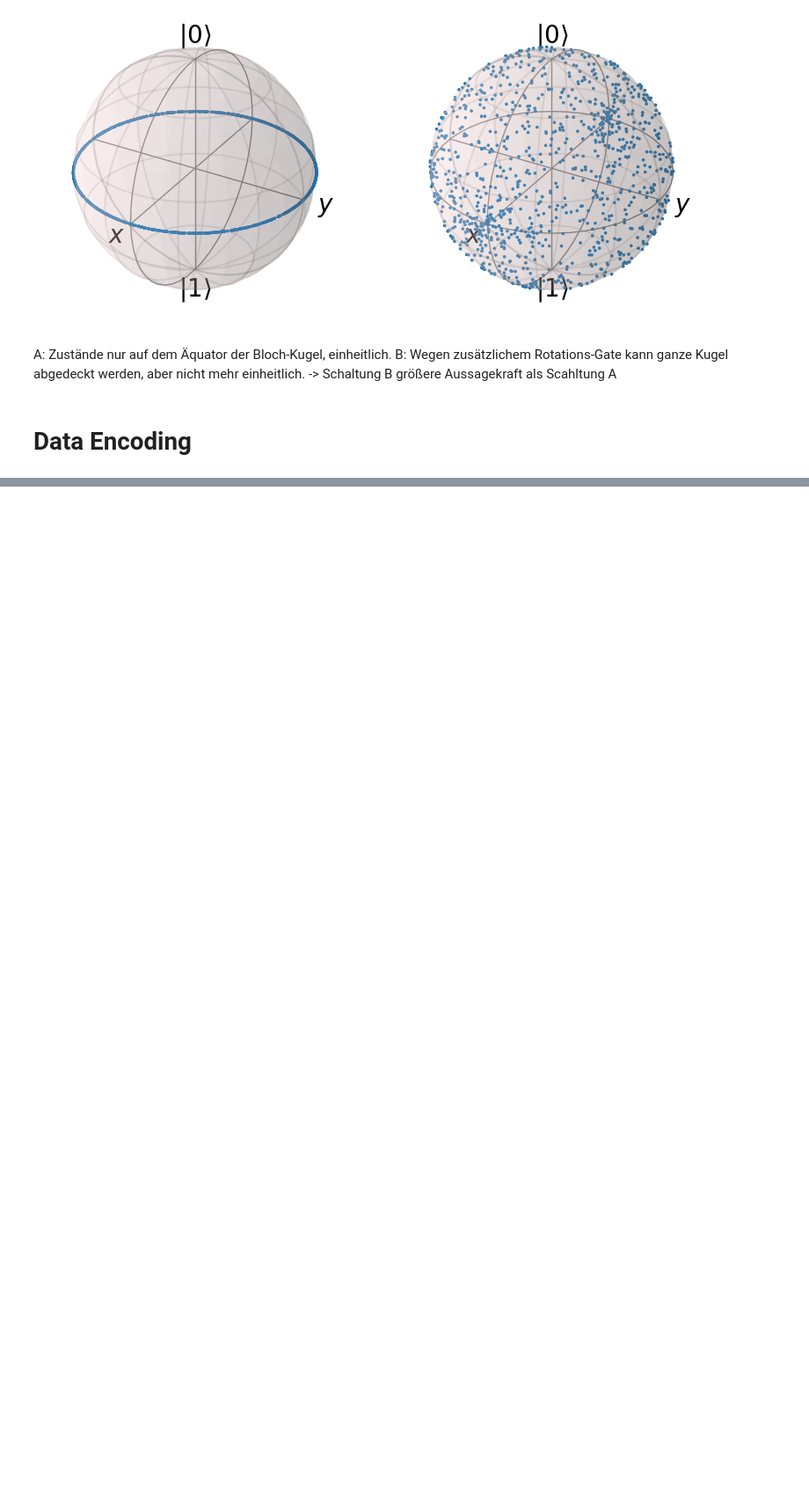
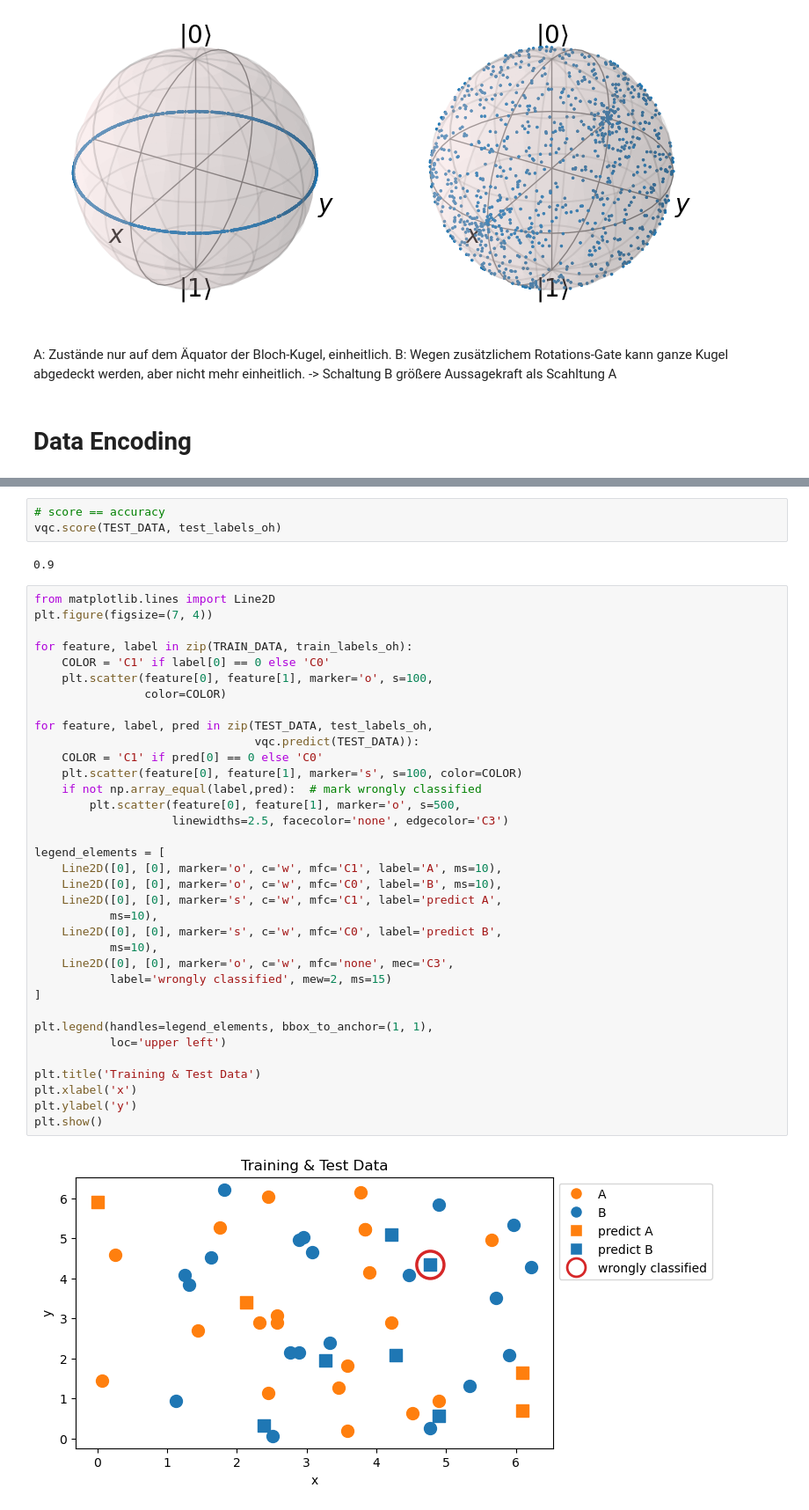
Before and after one commit to jannikobenhoff/quantum_machine_learning, a Jupyter notebook: tutorial/Tutorial.ipynb, the cells around one changed output, grey strips where cells are left out. Shown at 88% size. Saved outputs shown, nothing was run; the diff lists cells and outputs as text; blank space fills up the shorter version.

```diff
--- a/tutorial/Tutorial.ipynb
+++ b/tutorial/Tutorial.ipynb
@@ -108,0 +642,42 @@ B: Wegen zusätzlichem Rotations-Gate kann ganze Kugel abgedeckt werden, aber ni
+# %%
+# score == accuracy
+vqc.score(TEST_DATA, test_labels_oh)
+# %% [output]
+0.9
+# %%
+from matplotlib.lines import Line2D
+plt.figure(figsize=(7, 4))
+
+for feature, label in zip(TRAIN_DATA, train_labels_oh):
+    COLOR = 'C1' if label[0] == 0 else 'C0'
+    plt.scatter(feature[0], feature[1], marker='o', s=100,
+                color=COLOR)
+
+for feature, label, pred in zip(TEST_DATA, test_labels_oh,
+                                vqc.predict(TEST_DATA)):
+    COLOR = 'C1' if pred[0] == 0 else 'C0'
+    plt.scatter(feature[0], feature[1], marker='s', s=100, color=COLOR)
+    if not np.array_equal(label,pred):  # mark wrongly classified
+        plt.scatter(feature[0], feature[1], marker='o', s=500,
+                    linewidths=2.5, facecolor='none', edgecolor='C3')
+
+legend_elements = [
+    Line2D([0], [0], marker='o', c='w', mfc='C1', label='A', ms=10),
+    Line2D([0], [0], marker='o', c='w', mfc='C0', label='B', ms=10),
+    Line2D([0], [0], marker='s', c='w', mfc='C1', label='predict A',
+           ms=10),
+    Line2D([0], [0], marker='s', c='w', mfc='C0', label='predict B',
+           ms=10),
+    Line2D([0], [0], marker='o', c='w', mfc='none', mec='C3',
+           label='wrongly classified', mew=2, ms=15)
+]
+
+plt.legend(handles=legend_elements, bbox_to_anchor=(1, 1),
+           loc='upper left')
+
+plt.title('Training & Test Data')
+plt.xlabel('x')
+plt.ylabel('y')
+plt.show()
+# %% [output]
+[figure, added]
```
Also changed, not shown: parts of 84 cells of this notebook, 4 other files.
